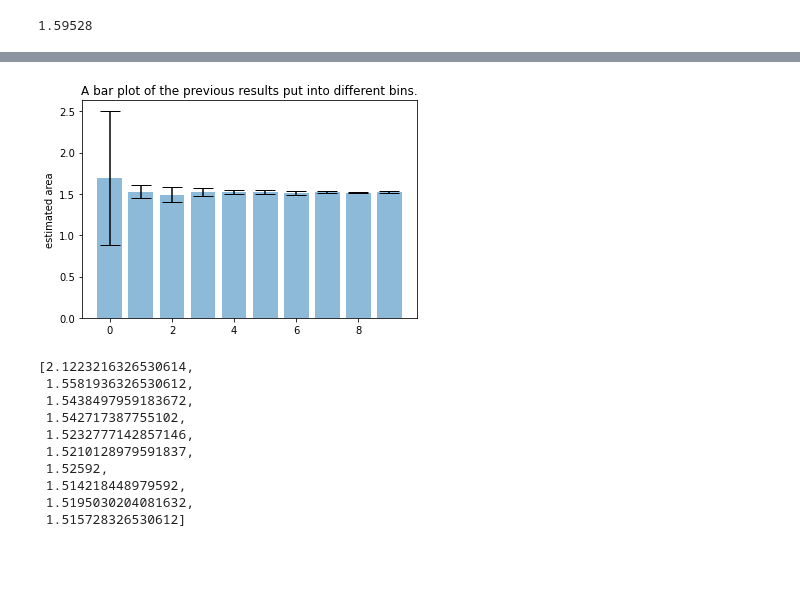
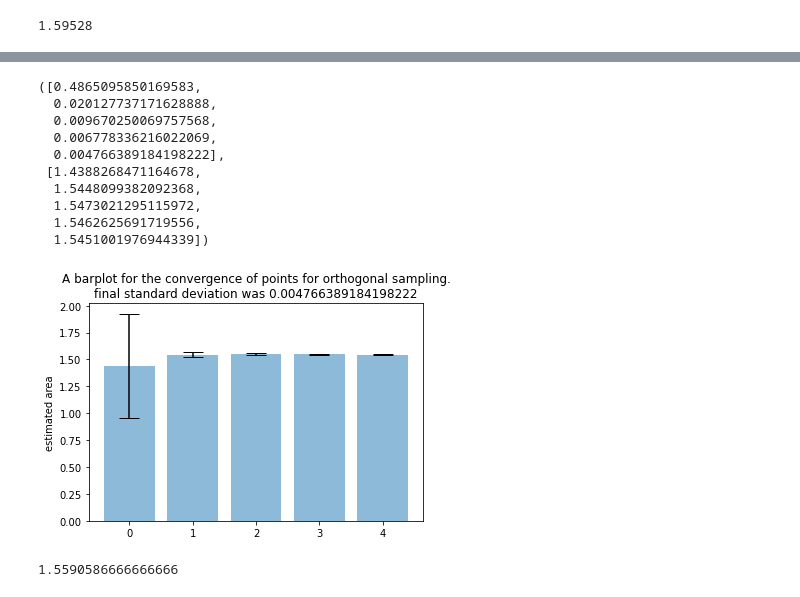
Before and after one commit to Caesar-blip/stochsim_assignment1, a Jupyter notebook: assignment1.ipynb, the cells around one changed output, grey strips where cells are left out. Saved outputs shown, nothing was run; the diff lists cells and outputs as text; code cells hidden in the pictures; blank space fills up the shorter version.

Commit message:
fixed plots

```diff
--- a/assignment1.ipynb
+++ b/assignment1.ipynb
@@ -202,10 +180,9 @@ stds
 # %%
-inputPointSize = 80
-inputPoint = np.arange(inputPointSize)
+inputPointSize = 173
+inputPoint = (np.arange(inputPointSize)+1)**2
 np.random.shuffle(inputPoint)
-resultsPoint = Parallel(n_jobs=6)(delayed(monteCarloOrtho)(precision = 500, width = (i+1)**2)
+resultsPoint = Parallel(n_jobs=6)(delayed(monteCarloOrtho)(precision = 100, width = i)
                                       for i in notebook.tqdm(inputPoint))
 
 arrPoint = np.array(resultsPoint)
-errorPoint = abs(arrPoint - arrPoint[np.where(inputPoint == inputPointSize-1)][0])
-pointResult = np.array((inputPoint, arrPoint, errorPoint))
+pointResult = np.array((inputPoint, arrPoint))
@@ -220,17 +218,19 @@ plt.savefig("pointsAreaOrtho.jpg")
 # %%
-stds, means = createBars(10, pointResult, "A bar plot of the previous results put into different bins.", "barPointOrtho.jpg")
+createBars(5, pointResult, "A barplot for the convergence of points for orthogonal sampling.", "figures/barPointOrtho.jpg")
 # %% [output]
+([0.4865095850169583,
+  0.020127737171628888,
+  0.009670250069757568,
+  0.006778336216022069,
+  0.004766389184198222],
+ [1.4388268471164678,
+  1.5448099382092368,
+  1.5473021295115972,
+  1.5462625691719556,
+  1.5451001976944339])
-[figure, old version]
+[figure, new version]
 # %%
-means
+simulator = mendelSim(simStrat = "antiThetic",num_points = 10000, x = -0.5, aspectRatio = 3, precision = 100)
+simulator.run_sim()
 # %% [output]
-[2.1223216326530614,
- 1.5581936326530612,
- 1.5438497959183672,
- 1.542717387755102,
- 1.5232777142857146,
- 1.5210128979591837,
- 1.52592,
- 1.514218448979592,
- 1.5195030204081632,
- 1.515728326530612]
+1.5590586666666666
```
Also changed, not shown: parts of 27 cells of this notebook, 32 other files.
